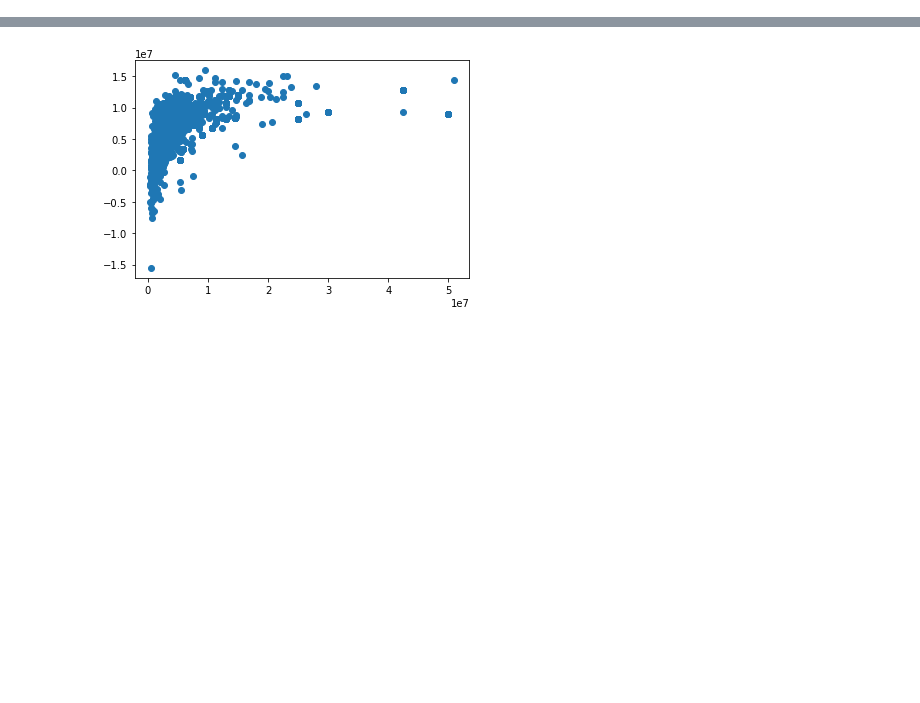
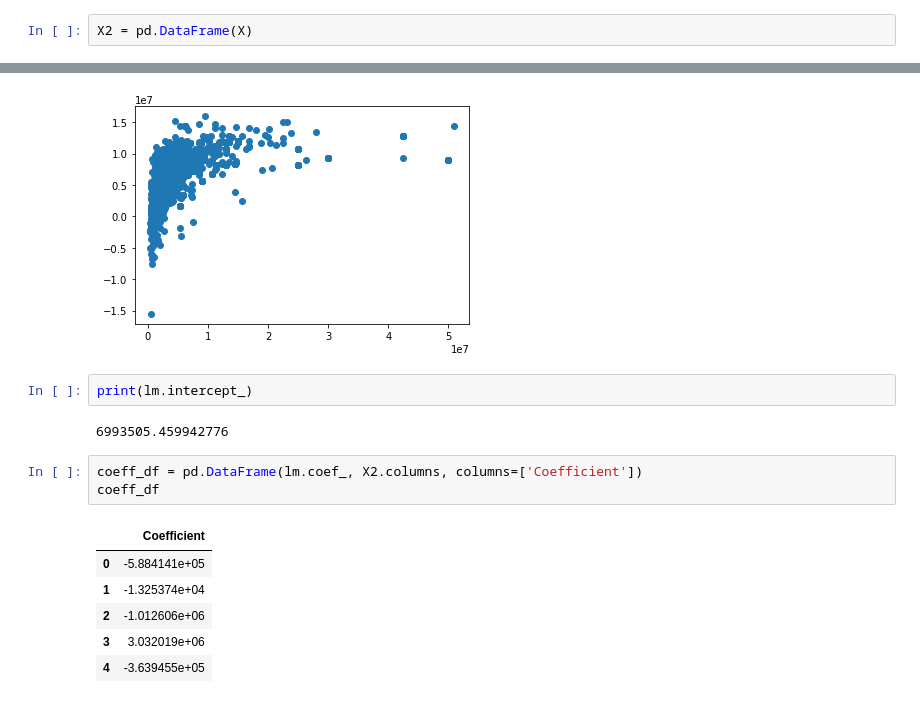
Before and after one commit to dewaleofficial/Car-Price-Prediction, a Jupyter notebook: ML_models/ML_models.ipynb, the cells around one changed output, grey strips where cells are left out. Saved outputs shown, nothing was run; the diff lists cells and outputs as text; blank space fills up the shorter version.

```diff
--- a/ML_models/ML_models.ipynb
+++ b/ML_models/ML_models.ipynb
@@ -194,6 +194,8 @@ print(X)
  [2.00000e+01 2.13000e+02 4.85020e+04 2.01000e+03 2.00000e+00]
  [1.40000e+01 3.11000e+02 8.04970e+04 2.00500e+03 2.00000e+00]
  [1.50000e+01 2.52000e+02 1.24776e+05 2.01200e+03 2.00000e+00]]
+# %%
+X2 = pd.DataFrame(X)
 # %%
 print(Y)
 # %% [output]
@@ -243,3 +253,17 @@ plt.scatter(y_test, predictions)
 # %% [output]
 <matplotlib.collections.PathCollection at 0x...>
 [figure]
+# %%
+print(lm.intercept_)
+# %% [output]
+6993505.459942776
+# %%
+coeff_df = pd.DataFrame(lm.coef_, X2.columns, columns=['Coefficient'])
+coeff_df
+# %% [output]
+|  | Coefficient |
+| 0 | -5.884141e+05 |
+| 1 | -1.325374e+04 |
+| 2 | -1.012606e+06 |
+| 3 | 3.032019e+06 |
+| 4 | -3.639455e+05 |
```
Also changed, not shown: parts of 2 cells of this notebook.
